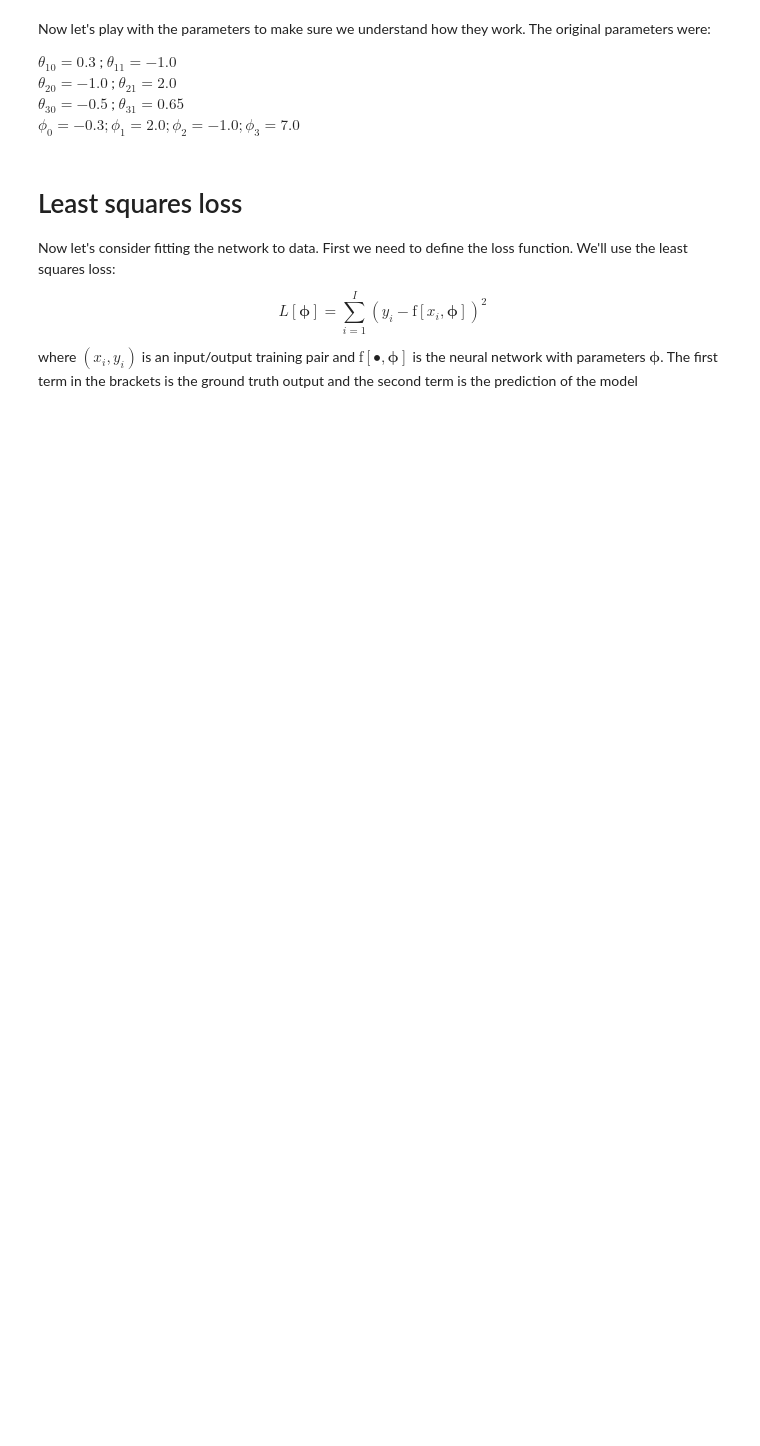
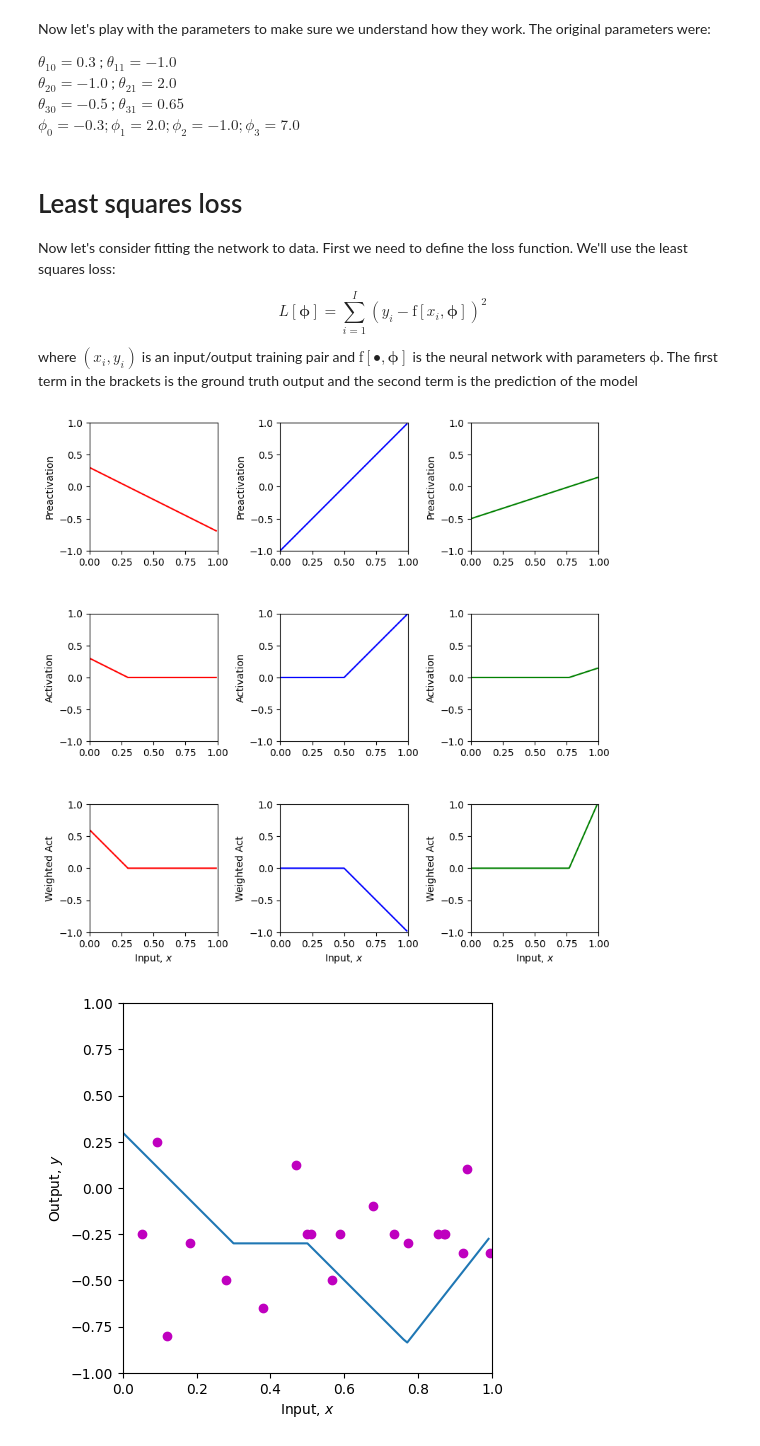
Before and after one commit to hunter952001/demo-repo, a Jupyter notebook: Notebooks/Chap03/3_1_Shallow_Networks_I.ipynb, the cells around one changed output. Drawn from its saved outputs; the diff is of its cells as text; code cells hidden in the pictures; blank space fills up the shorter version.

```diff
--- a/Notebooks/Chap03/3_1_Shallow_Networks_I.ipynb
+++ b/Notebooks/Chap03/3_1_Shallow_Networks_I.ipynb
@@ -187,7 +187,8 @@ def least_squares_loss(y_train, y_predict):
   # differences between the real values of y and the predicted values from the model f[x_i,phi]
   # (see figure 2.2 of the book)
   # you will need to use the function np.sum
-  loss = 0
+  L = (y_train - y_predict) ** 2
+  loss = np.sum(L)
 
   return loss
 # %%
@@ -196,34 +197,37 @@ theta_10 =  0.3 ; theta_11 = -1.0
 theta_20 = -1.0  ; theta_21 = 2.0
 theta_30 = -0.5  ; theta_31 = 0.65
 phi_0 = -0.3; phi_1 = 2.0; phi_2 = -1.0; phi_3 = 7.0
 
 # Define a range of input values
 x = np.arange(0,1,0.01)
 
 x_train = np.array([0.09291784,0.46809093,0.93089486,0.67612654,0.73441752,0.86847339,\
                    0.49873225,0.51083168,0.18343972,0.99380898,0.27840809,0.38028817,\
                    0.12055708,0.56715537,0.92005746,0.77072270,0.85278176,0.05315950,\
                    0.87168699,0.58858043])
-y_train = np.array([-0.15934537,0.18195445,0.451270150,0.13921448,0.09366691,0.30567674,\
-                    0.372291170,0.40716968,-0.08131792,0.41187806,0.36943738,0.3994327,\
-                    0.019062570,0.35820410,0.452564960,-0.0183121,0.02957665,-0.24354444, \
-                    0.148038840,0.26824970])
+y_train = np.array([0.25,0.125,0.1,-0.1,-0.25,-0.25,\
+                    -0.25,-0.25,-0.3,-0.35,-0.5,-0.65,\
+                    -0.8,-0.5,-0.35,-0.3,-0.25,-0.25, \
+                    -0.25,-0.25])
 
 # We run the neural network for each of these input values
 y, pre_1, pre_2, pre_3, act_1, act_2, act_3, w_act_1, w_act_2, w_act_3 = \
     shallow_1_1_3(x, ReLU, phi_0,phi_1,phi_2,phi_3, theta_10, theta_11, theta_20, theta_21, theta_30, theta_31)
 # And then plot it
 plot_neural(x, y, pre_1, pre_2, pre_3, act_1, act_2, act_3, w_act_1, w_act_2, w_act_3, plot_all=True, x_data = x_train, y_data = y_train)
 
 # Run the neural network on the training data
 y_predict, *_ = shallow_1_1_3(x_train, ReLU, phi_0,phi_1,phi_2,phi_3, theta_10, theta_11, theta_20, theta_21, theta_30, theta_31)
 
 # Compute the least squares loss and print it out
 loss = least_squares_loss(y_train,y_predict)
 print('Your Loss = %3.3f, True value = 9.385'%(loss))
 
 # TODO.  Manipulate the parameters (by hand!) to make the function
 # fit the data better and try to reduce the loss to as small a number
 # as possible.  The best that I could do was 0.181
 # Tip... start by manipulating phi_0.
 # It's not that easy, so don't spend too much time on this!
+# %% [output]
+[figure, added]
+[figure, added]
```
Also changed, not shown: parts of 2 cells of this notebook.
